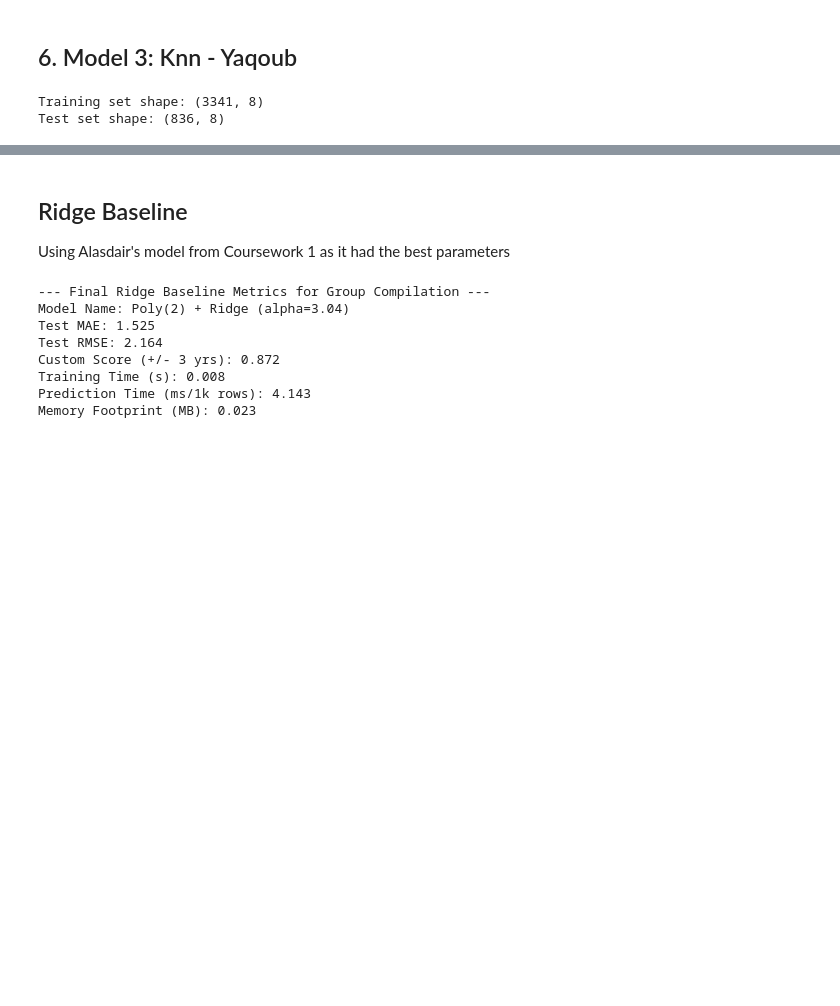
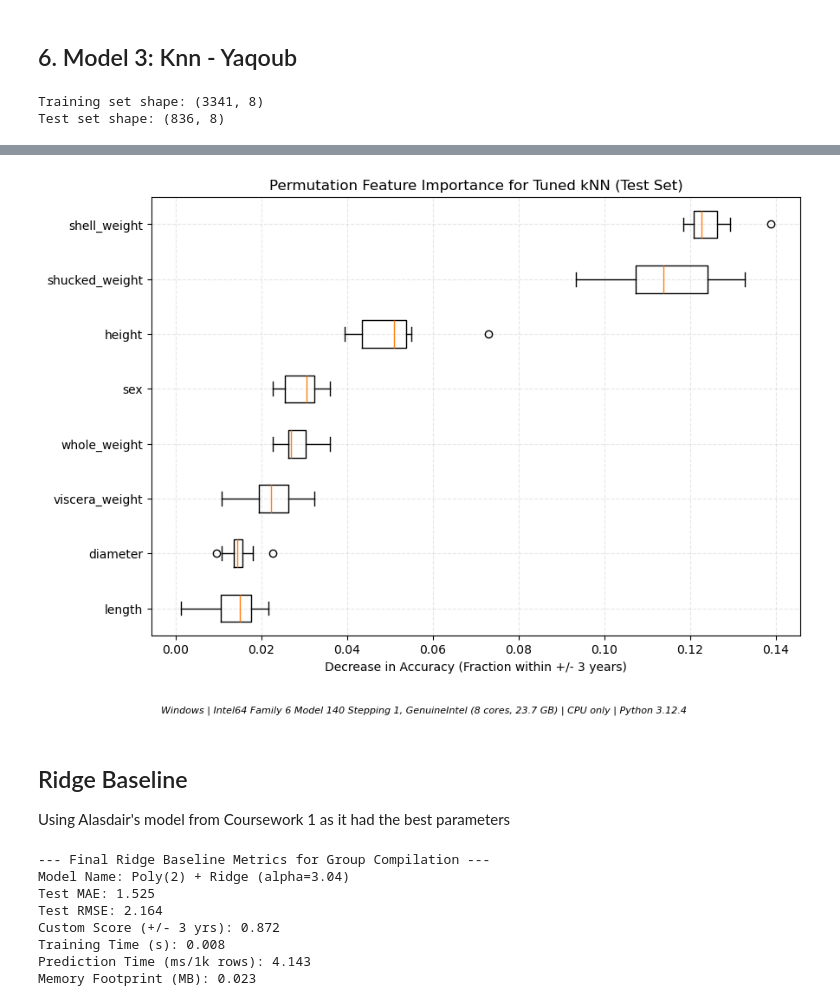
Before and after one commit to alasdair-morrison/CW2_Team_Project, a Jupyter notebook: ENG4200_CW2_notebook_ABA_B.ipynb, the cells around one changed output, grey strips where cells are left out. Cells and saved outputs as stored; diff of their text form; code cells hidden in the pictures; blank space fills up the shorter version.

Commit message:
added perm importance for knn

```diff
--- a/ENG4200_CW2_notebook_ABA_B.ipynb
+++ b/ENG4200_CW2_notebook_ABA_B.ipynb
@@ -572,3 +572,36 @@ display(pd.DataFrame([knn_summary]))
+# %%
+from sklearn.inspection import permutation_importance
+
+
+perm_importance_knn = permutation_importance(
+    best_knn,
+    x_test,
+    y_test,
+    scoring=constraint_scorer,
+    n_repeats=10,
+    random_state=42,
+    n_jobs=-1
+)
+
+feature_names = x_test.columns.to_numpy()
+sorted_idx = perm_importance_knn.importances_mean.argsort()
+
+
+fig, ax = plt.subplots(figsize=(9, 6))
+ax.boxplot(
+    perm_importance_knn.importances[sorted_idx].T,
+    vert=False,
+    labels=feature_names[sorted_idx]
+)
+ax.set_xlabel("Decrease in Accuracy (Fraction within +/- 3 years)")
+ax.set_title("Permutation Feature Importance for Tuned kNN (Test Set)")
+ax.grid(alpha=0.3, linestyle="--")
+
+fig.text(0.5, -0.05, ai4.runtime_line(), ha="center", fontsize=8, style="italic")
+plt.tight_layout()
+plt.show()
+# %% [output]
+[figure, added]
 # %% [markdown]
 ## Ridge Baseline
 Using Alasdair's model from Coursework 1 as it had the best parameters
```
Also changed, not shown: parts of 4 cells of this notebook.
